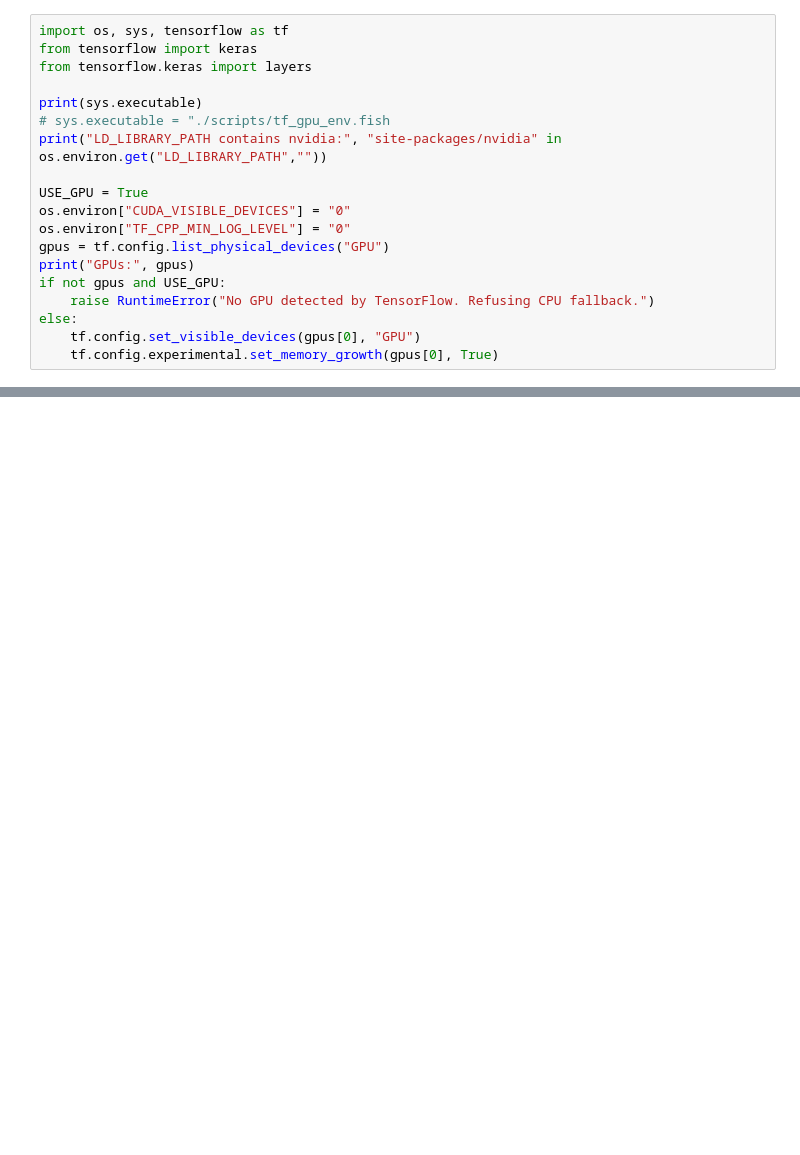
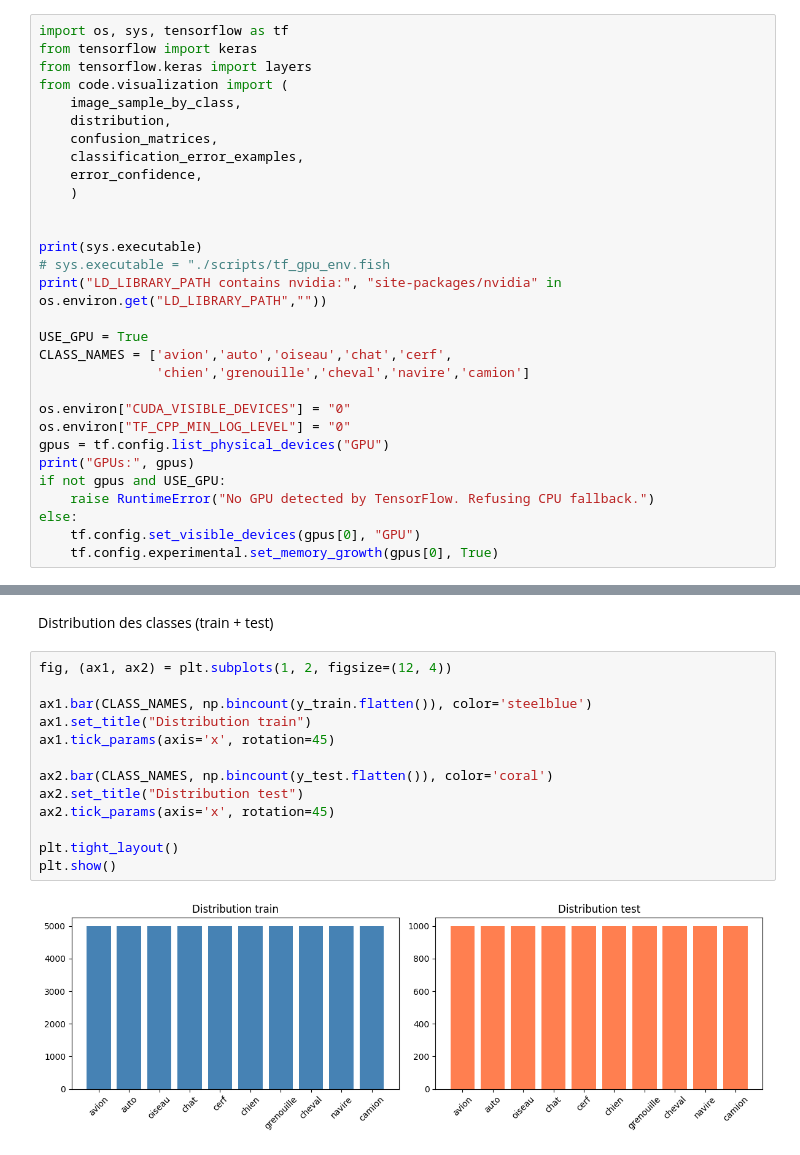
Before and after one commit to UQO-ML/concept-stat-projet-1, a Jupyter notebook: Devoir partie 2/DEVOIR Partie 2.ipynb, the cells around one changed output, grey strips where cells are left out. Saved outputs shown, nothing was run; the diff lists cells and outputs as text; blank space fills up the shorter version.

```diff
--- a/Devoir partie 2/DEVOIR Partie 2.ipynb
+++ b/Devoir partie 2/DEVOIR Partie 2.ipynb
@@ -2,12 +2,23 @@
 import os, sys, tensorflow as tf
 from tensorflow import keras
 from tensorflow.keras import layers
+from code.visualization import (
+    image_sample_by_class,
+    distribution,
+    confusion_matrices,
+    classification_error_examples,
+    error_confidence,
+    )
+
 
 print(sys.executable)
 # sys.executable = "./scripts/tf_gpu_env.fish
 print("LD_LIBRARY_PATH contains nvidia:", "site-packages/nvidia" in os.environ.get("LD_LIBRARY_PATH",""))
 
 USE_GPU = True
+CLASS_NAMES = ['avion','auto','oiseau','chat','cerf',
+               'chien','grenouille','cheval','navire','camion']
+
 os.environ["CUDA_VISIBLE_DEVICES"] = "0"
 os.environ["TF_CPP_MIN_LOG_LEVEL"] = "0"
 gpus = tf.config.list_physical_devices("GPU")
@@ -83,0 +99,17 @@ NameError: name 'applications' is not defined
+# %% [markdown]
+Distribution des classes (train + test)
+# %%
+fig, (ax1, ax2) = plt.subplots(1, 2, figsize=(12, 4))
+
+ax1.bar(CLASS_NAMES, np.bincount(y_train.flatten()), color='steelblue')
+ax1.set_title("Distribution train")
+ax1.tick_params(axis='x', rotation=45)
+
+ax2.bar(CLASS_NAMES, np.bincount(y_test.flatten()), color='coral')
+ax2.set_title("Distribution test")
+ax2.tick_params(axis='x', rotation=45)
+
+plt.tight_layout()
+plt.show()
+# %% [output]
+[figure, added]
```
Also changed, not shown: parts of 11 cells of this notebook, 1 other file.
